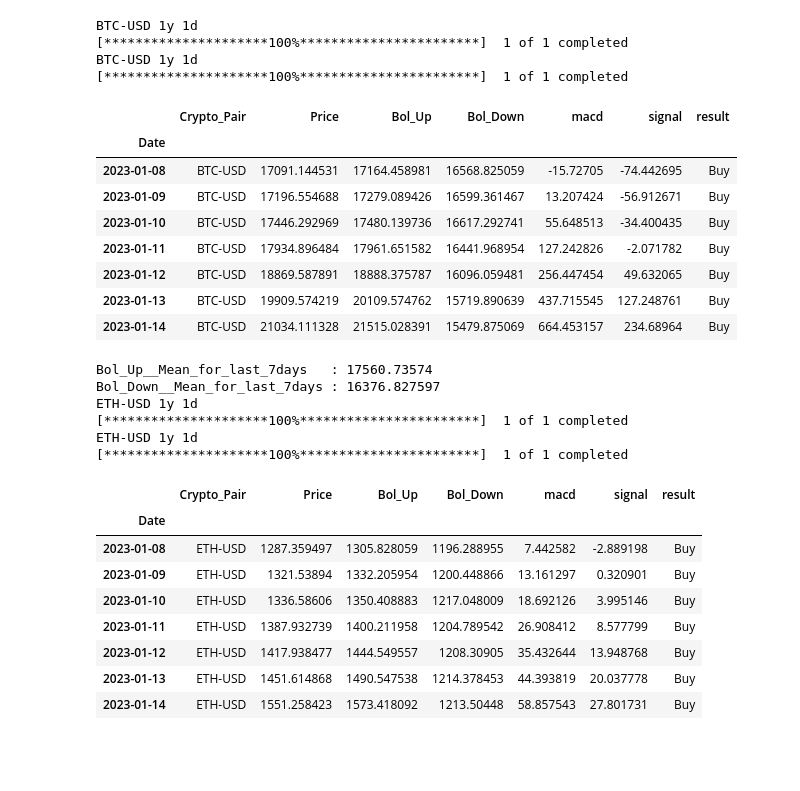
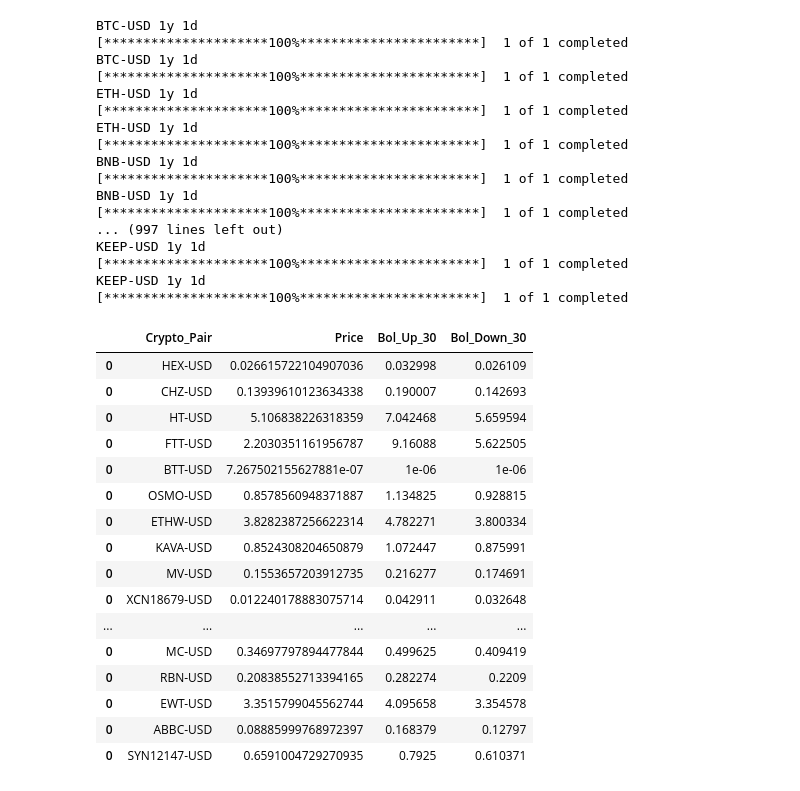
Before and after one commit to ozukun/Crypto_Project, a Jupyter notebook: Crypto_Main.ipynb, the cells around one changed output. Cells and saved outputs as stored; diff of their text form; code cells hidden in the pictures; blank space fills up the shorter version.

```diff
--- a/Crypto_Main.ipynb
+++ b/Crypto_Main.ipynb
@@ -94,7 +91,7 @@ def mail2me(pair_text,message_text):
 def getCryptoPairs():
     s = Screener()
     tickers=[]
-    data = s.get_screeners('all_cryptocurrencies_us', count=100)
+    data = s.get_screeners('all_cryptocurrencies_us', count=250)
 
     # data is in the quotes key
     dicts = data['all_cryptocurrencies_us']['quotes']
@@ -162,6 +159,7 @@ def get_macd(price, slow, fast, smooth):
 
 
 df_tmp_f = pd.DataFrame()
+df_buy_signal=pd.DataFrame()
 final_text=""
 #Crypto_Pairs=["BTC-USD","ETH-USD","ALGO-USD","SOL-USD","LUNC-USD","ROSE-USD","SHIB-USD","XRP-USD","ADA-USD"]
 
@@ -181,63 +179,74 @@ for cp in Crypto_Pairs:
 
     df_tmp = pd.DataFrame(data=np.column_stack((df_tmp_0.values,bollinger_up,bollinger_down,cp_macd.macd,
                                                 cp_macd.signal,cp_macd.result )),
                           columns=['Price','Bol_Up','Bol_Down',"macd","signal","result"])
     df_tmp.insert(0,'Crypto_Pair',cp)
     df_tmp.index=df_tmp_0.index
 
 
-    display( df_tmp.iloc[-7:] )
+    #display( df_tmp.iloc[-7:] )
 
-    x=round( df_tmp["Bol_Up"].iloc[-30:].mean() ,6 )
-    print("Bol_Up__Mean_for_last_7days   : " + str( x ) )
+    x=round( df_tmp["Bol_Up"].iloc[-90:].mean() ,6 )
+    #print("Bol_Up__Mean_for_last_7days   : " + str( x ) )
 
 
-    y=round( df_tmp["Bol_Down"].iloc[-30:].mean() ,6 )
-    print("Bol_Down__Mean_for_last_7days : " + str( y ) )
+    y=round( df_tmp["Bol_Down"].iloc[-90:].mean() ,6 )
+    #print("Bol_Down__Mean_for_last_7days : " + str( y ) )
 
 
-    df_tmp_2 = pd.DataFrame(data=np.column_stack((x,y )),
-                          columns=['Bol_Up_30','Bol_Down_30'])
+    df_tmp_2 = pd.DataFrame(data=np.column_stack((cp,df_tmp.iloc[-1].Price,x,y )),
+                          columns=["Crypto_Pair",'Price','Bol_Up_30','Bol_Down_30'])
 
 
     #display( df_tmp_2["Bol_Up_30"].values )
 
     x1="Bol_Up__Mean_for_last_7days   : " + str( x )
     y1="Bol_Down__Mean_for_last_7days : " + str( y )
 
     df_tmp_f = df_tmp_f.append(df_tmp.iloc[-7:])
     final_text=final_text+"\n"+cp+"\n"+str(x1)+"\n"+str(y1)
 
-    if df_tmp.iloc[-1].Price<df_tmp_2["Bol_Up_30"].values :
+    if df_tmp.iloc[-1].Price+(df_tmp.iloc[-1].Price*0.2)<float(df_tmp_2["Bol_Up_30"].values) :
         print("BUY_signal")
+        df_buy_signal=df_buy_signal.append(df_tmp_2)
+        #display(df_buy_signal)
+
 #---------------------------------------------------------------------------
-#mail2me_v2(df_tmp_f,"Crypto Bollinger bands",final_text)
+display(df_buy_signal)
+#mail2me_v2(df_buy_signal,"Crypto Bollinger bands",final_text)
+#mail2me_v2(df_buy_signal,"Crypto Bollinger bands","")
 # %% [output]
 BTC-USD 1y 1d
 [*********************100%***********************]  1 of 1 completed
 BTC-USD 1y 1d
 [*********************100%***********************]  1 of 1 completed
+ETH-USD 1y 1d
+[*********************100%***********************]  1 of 1 completed
+ETH-USD 1y 1d
+[*********************100%***********************]  1 of 1 completed
+BNB-USD 1y 1d
+[*********************100%***********************]  1 of 1 completed
+BNB-USD 1y 1d
+[*********************100%***********************]  1 of 1 completed
+... (997 lines left out)
+KEEP-USD 1y 1d
+[*********************100%***********************]  1 of 1 completed
+KEEP-USD 1y 1d
+[*********************100%***********************]  1 of 1 completed
-|  | Crypto_Pair | Price | Bol_Up | Bol_Down | macd | signal | result |
-| Date |  |  |  |  |  |  |  |
-| 2023-01-08 | BTC-USD | 17091.144531 | 17164.458981 | 16568.825059 | -15.72705 | -74.442695 | Buy |
-| 2023-01-09 | BTC-USD | 17196.554688 | 17279.089426 | 16599.361467 | 13.207424 | -56.912671 | Buy |
-| 2023-01-10 | BTC-USD | 17446.292969 | 17480.139736 | 16617.292741 | 55.648513 | -34.400435 | Buy |
-| 2023-01-11 | BTC-USD | 17934.896484 | 17961.651582 | 16441.968954 | 127.242826 | -2.071782 | Buy |
-| 2023-01-12 | BTC-USD | 18869.587891 | 18888.375787 | 16096.059481 | 256.447454 | 49.632065 | Buy |
-| 2023-01-13 | BTC-USD | 19909.574219 | 20109.574762 | 15719.890639 | 437.715545 | 127.248761 | Buy |
-| 2023-01-14 | BTC-USD | 21034.111328 | 21515.028391 | 15479.875069 | 664.453157 | 234.68964 | Buy |
+|  | Crypto_Pair | Price | Bol_Up_30 | Bol_Down_30 |
+| 0 | HEX-USD | 0.026615722104907036 | 0.032998 | 0.026109 |
+| 0 | CHZ-USD | 0.13939610123634338 | 0.190007 | 0.142693 |
+| 0 | HT-USD | 5.106838226318359 | 7.042468 | 5.659594 |
+| 0 | FTT-USD | 2.2030351161956787 | 9.16088 | 5.622505 |
+| 0 | BTT-USD | 7.267502155627881e-07 | 1e-06 | 1e-06 |
+| 0 | OSMO-USD | 0.8578560948371887 | 1.134825 | 0.928815 |
+| 0 | ETHW-USD | 3.8282387256622314 | 4.782271 | 3.800334 |
+| 0 | KAVA-USD | 0.8524308204650879 | 1.072447 | 0.875991 |
+| 0 | MV-USD | 0.1553657203912735 | 0.216277 | 0.174691 |
+| 0 | XCN18679-USD | 0.012240178883075714 | 0.042911 | 0.032648 |
+| ... | ... | ... | ... | ... |
+| 0 | MC-USD | 0.34697797894477844 | 0.499625 | 0.409419 |
+| 0 | RBN-USD | 0.20838552713394165 | 0.282274 | 0.2209 |
+| 0 | EWT-USD | 3.3515799045562744 | 4.095658 | 3.354578 |
+| 0 | ABBC-USD | 0.08885999768972397 | 0.168379 | 0.12797 |
+| 0 | SYN12147-USD | 0.6591004729270935 | 0.7925 | 0.610371 |
-Bol_Up__Mean_for_last_7days   : 17560.73574
-Bol_Down__Mean_for_last_7days : 16376.827597
-ETH-USD 1y 1d
-[*********************100%***********************]  1 of 1 completed
-ETH-USD 1y 1d
-[*********************100%***********************]  1 of 1 completed
-|  | Crypto_Pair | Price | Bol_Up | Bol_Down | macd | signal | result |
-| Date |  |  |  |  |  |  |  |
-| 2023-01-08 | ETH-USD | 1287.359497 | 1305.828059 | 1196.288955 | 7.442582 | -2.889198 | Buy |
-| 2023-01-09 | ETH-USD | 1321.53894 | 1332.205954 | 1200.448866 | 13.161297 | 0.320901 | Buy |
-| 2023-01-10 | ETH-USD | 1336.58606 | 1350.408883 | 1217.048009 | 18.692126 | 3.995146 | Buy |
-| 2023-01-11 | ETH-USD | 1387.932739 | 1400.211958 | 1204.789542 | 26.908412 | 8.577799 | Buy |
-| 2023-01-12 | ETH-USD | 1417.938477 | 1444.549557 | 1208.30905 | 35.432644 | 13.948768 | Buy |
-| 2023-01-13 | ETH-USD | 1451.614868 | 1490.547538 | 1214.378453 | 44.393819 | 20.037778 | Buy |
-| 2023-01-14 | ETH-USD | 1551.258423 | 1573.418092 | 1213.50448 | 58.857543 | 27.801731 | Buy |
```
Also changed, not shown: parts of 8 cells of this notebook.
